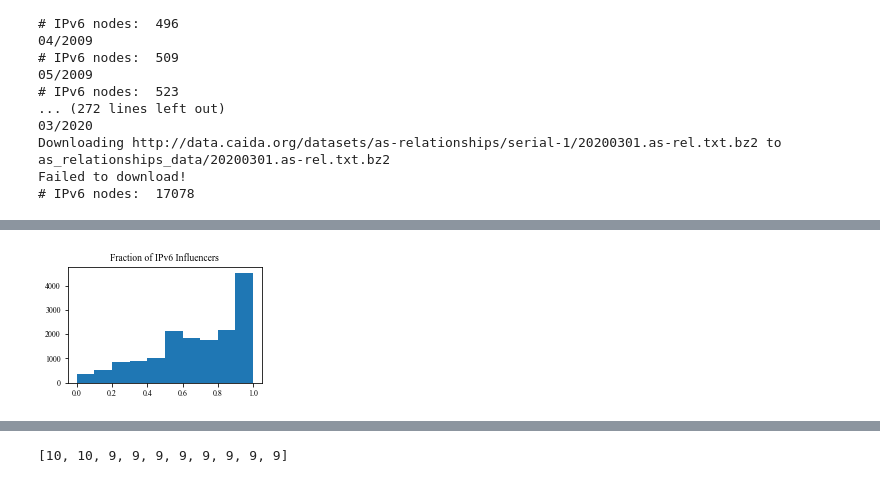
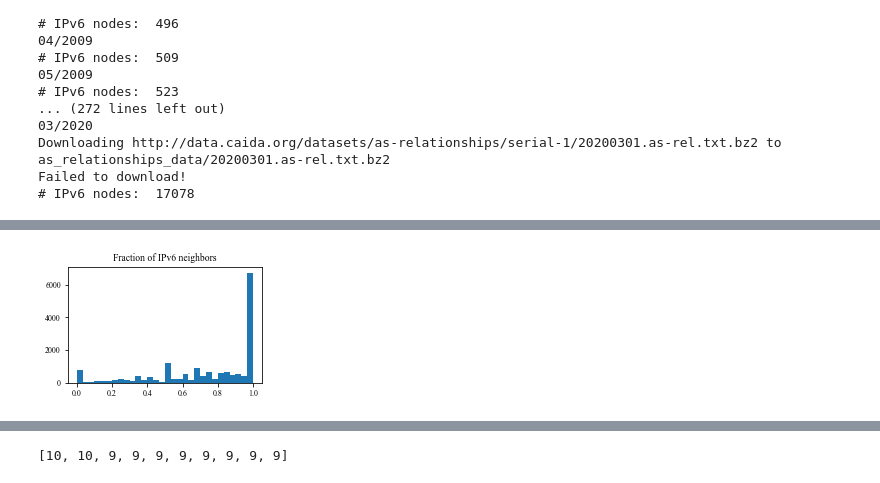
Before and after one commit to leslierice1/15744_project_ipv6_cascades, a Jupyter notebook: cascade-experiments.ipynb, the cells around one changed output, grey strips where cells are left out. Drawn from its saved outputs; the diff is of its cells as text; code cells hidden in the pictures.

```diff
--- a/cascade-experiments.ipynb
+++ b/cascade-experiments.ipynb
@@ -16,6 +19,17 @@ matplotlib.rcParams['font.serif'] = 'Times New Roman'
 matplotlib.rcParams["mathtext.fontset"] = "cm"
 matplotlib.rcParams.update({'font.size': 8})
 matplotlib.font_manager._rebuild()
+# %%
+def plot_histogram(l, fname, title, bins):
+    fig, axs = plt.subplots(1, 1, figsize=(3.25, 2.25))
+    plt.hist(l, bins=bins)
+    plt.title(title)
+    plt.tight_layout()
+    plt.savefig(fname, bbox_inches='tight')
+    plt.show()
+
+def diff_month(d1, d2):
+    return (d1.year - d2.year) * 12 + d1.month - d2.month
 # %%
 start_date = datetime.date(year=2008, month=12, day=1)
 end_date = datetime.date(year=2020, month=4, day=1)
@@ -56,0 +71,13 @@ plt.show()
+# %%
+G_ = ipv6_graph.G
+
+months_between_adoption = []
+for node in ipv6_graph.ipv6_nodes:
+    n = G_.nodes[node]
+    time_adopted = n.get('time_adopted')
+    num_neighbors = n.get('num_neighbors')
+    ipv6_neighbors = n.get('ipv6_neighbors')
+    if len(ipv6_neighbors) > 0:
+        neighbor_last_adopted = n.get('neighbor_last_adopted')
+        months = diff_month(time_adopted, neighbor_last_adopted)
+        months_between_adoption.append(months)
@@ -57,7 +88,7 @@ plt.show()
 # %%
-n_ipv6_neighbors = defaultdict(list)
-p_ipv6_neighbors = defaultdict(list)
+frac_ipv6_neighbors = []
 for node in ipv6_graph.ipv6_nodes:
-    n = ipv6_graph.G.nodes[node]
-    n_ipv6_neighbors[n['ipv6_neighbors']].append(node)
-    p_ipv6_neighbors[int(round(n['ipv6_neighbors'] / float(n['num_neighbors']), 1) * 100.)].append(node)
+    n = G_.nodes[node]
+    num_ipv6_neighbors = len(n.get('ipv6_neighbors'))
+    num_neighbors = n.get('num_neighbors')
+    frac_ipv6_neighbors.append(num_ipv6_neighbors / float(num_neighbors))
@@ -102,4 +95,4 @@ plot_histogram(num_ipv6_influencers, 'figures/num_ipv6_influencers.pdf', '# IPv6
 # %%
-plot_histogram(frac_ipv6_influencers, 'figures/frac_ipv6_influencers.pdf', 'Fraction of IPv6 Influencers', 10)
+plot_histogram(frac_ipv6_neighbors, 'figures/frac_ipv6_neighbors.pdf', 'Fraction of IPv6 neighbors', bins=30)
 # %% [output]
-[figure, old version]
+[figure, new version]
```
Also changed, not shown: parts of 13 cells of this notebook, 8 other files.
